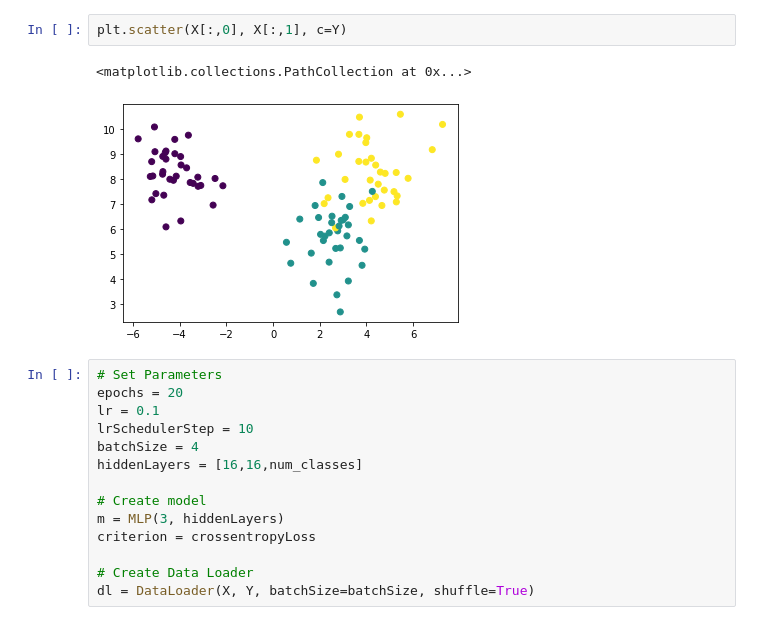
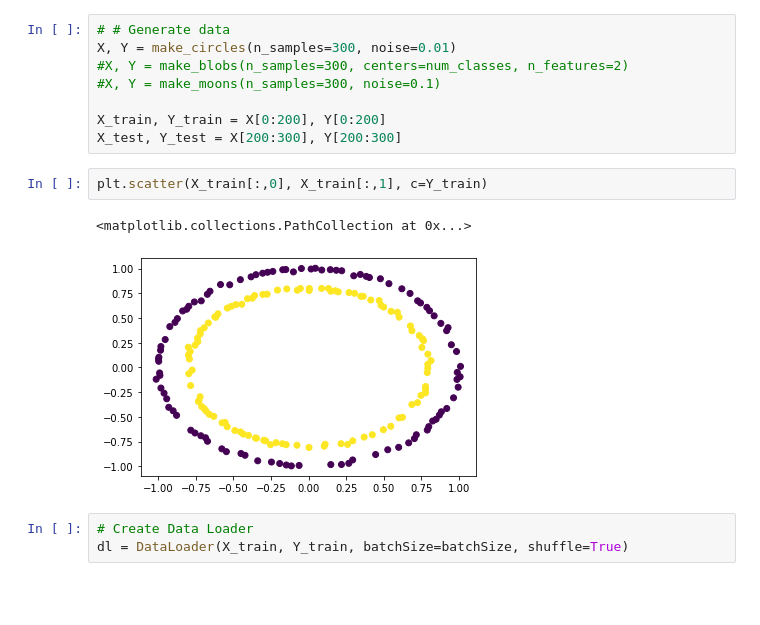
Before and after one commit to mwoedlinger/pymatch, a Jupyter notebook: demo.ipynb, the cells around one changed output. Saved outputs shown, nothing was run; the diff lists cells and outputs as text; blank space fills up the shorter version.

```diff
--- a/demo.ipynb
+++ b/demo.ipynb
@@ -26,22 +29,19 @@ array([1, 1, 0, 0, 1, 2, 2, 2, 2, 0])
+# %%
+# # Generate data
+X, Y = make_circles(n_samples=300, noise=0.01)
+#X, Y = make_blobs(n_samples=300, centers=num_classes, n_features=2)
+#X, Y = make_moons(n_samples=300, noise=0.1)
+
+X_train, Y_train = X[0:200], Y[0:200]
+X_test, Y_test = X[200:300], Y[200:300]
 # %%
-plt.scatter(X[:,0], X[:,1], c=Y)
+plt.scatter(X_train[:,0], X_train[:,1], c=Y_train)
 # %% [output]
 <matplotlib.collections.PathCollection at 0x...>
-[figure, old version]
+[figure, new version]
-# %%
-# Set Parameters
-epochs = 20
-lr = 0.1
-lrSchedulerStep = 10
-batchSize = 4
-hiddenLayers = [16,16,num_classes]
-
-# Create model
-m = MLP(3, hiddenLayers)
-criterion = crossentropyLoss
-
-# Create Data Loader
-dl = DataLoader(X, Y, batchSize=batchSize, shuffle=True)
+# %%
+# Create Data Loader
+dl = DataLoader(X_train, Y_train, batchSize=batchSize, shuffle=True)
 # %%
 # Train
 print('Train for {} epochs.'.format(epochs))
```
Also changed, not shown: parts of 7 cells of this notebook, 7 other files.
